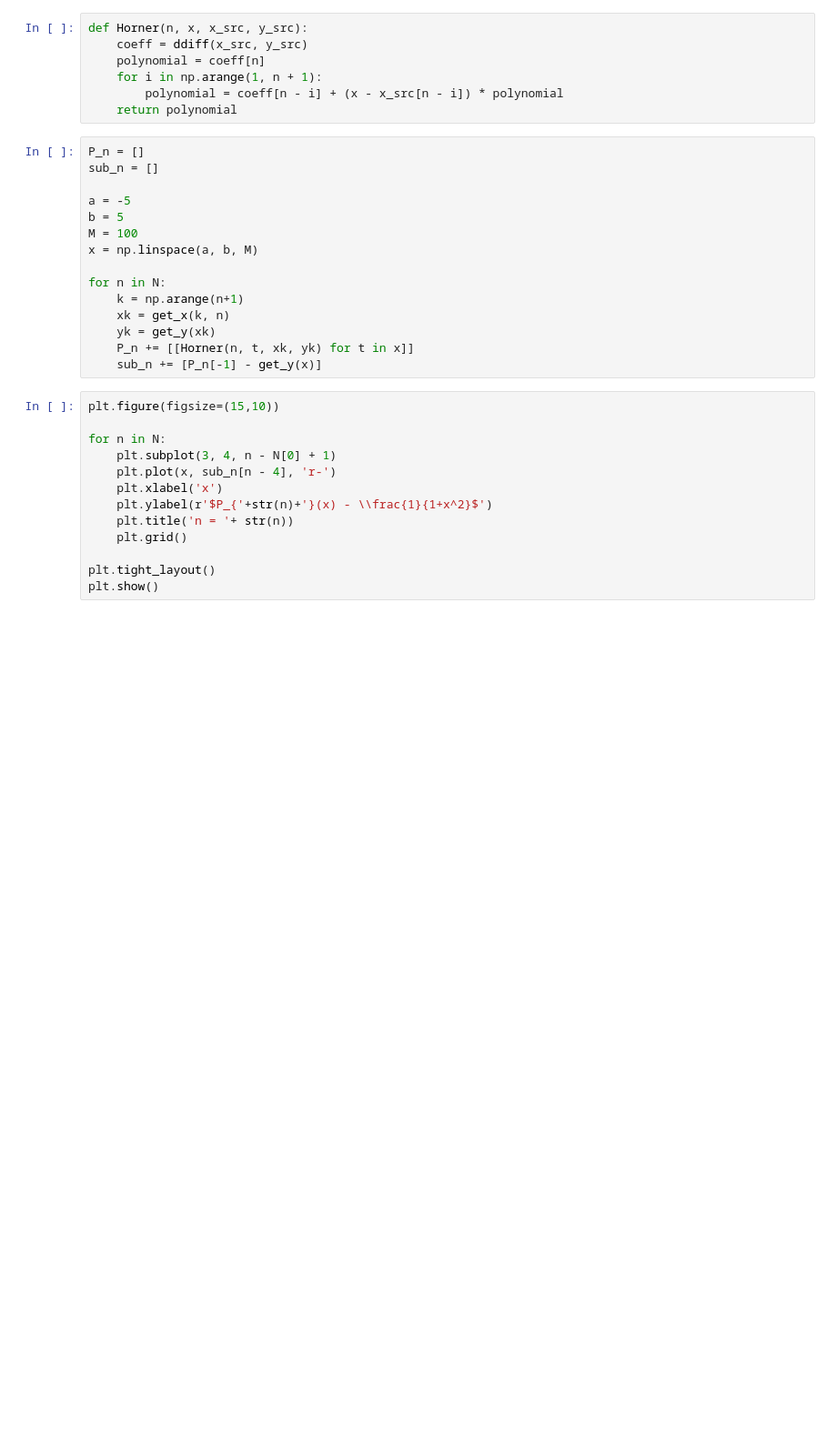
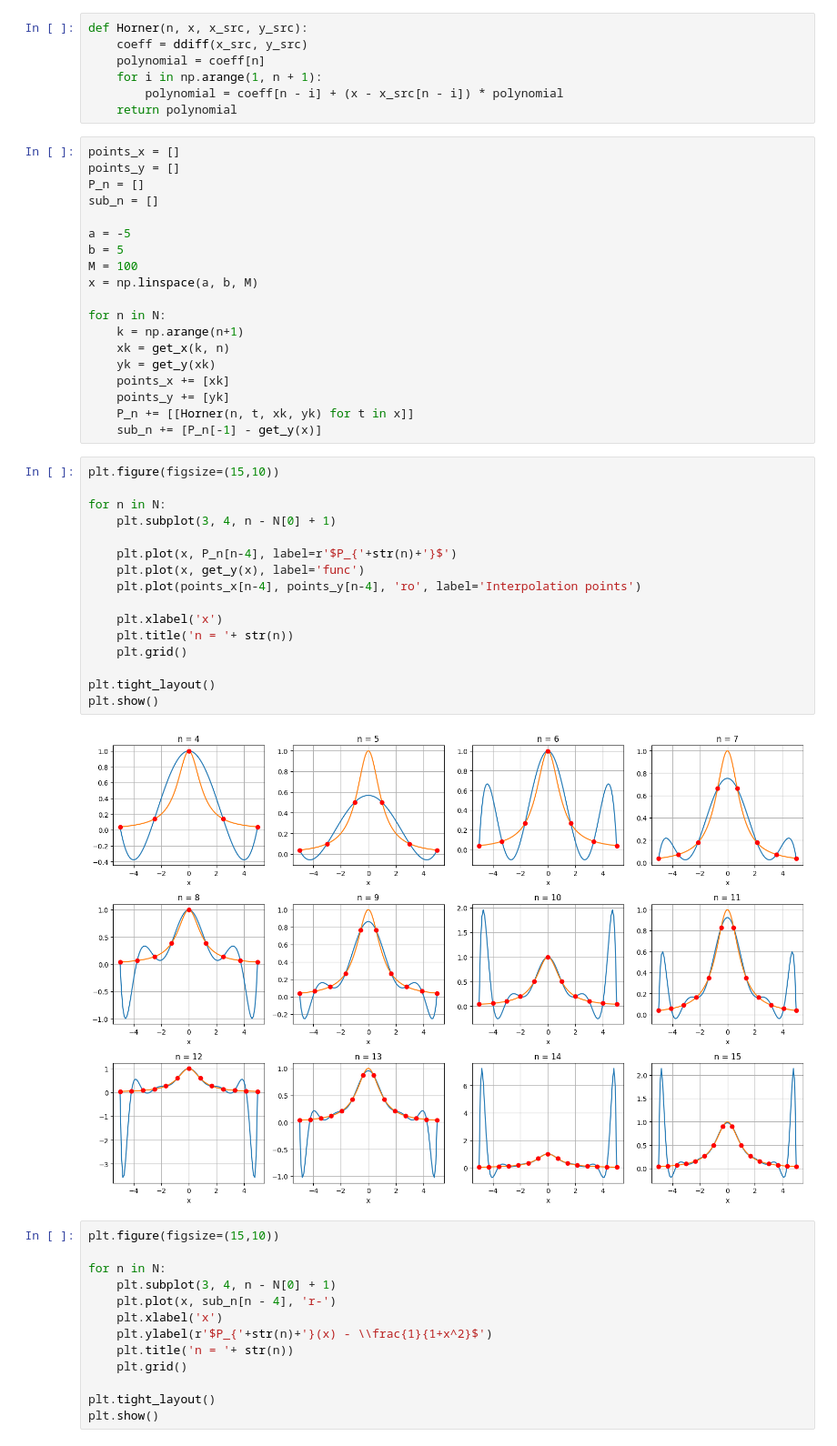
Before and after one commit to CuSynth/computational-physics, a Jupyter notebook: #5 Polynomial/solution.ipynb, the cells around one changed output. Shown at 91% size. Saved outputs shown, nothing was run; the diff lists cells and outputs as text; blank space fills up the shorter version.

Commit message:
interpolated plots are here

```diff
--- a/#5 Polynomial/solution.ipynb
+++ b/#5 Polynomial/solution.ipynb
@@ -35,6 +35,8 @@ def Horner(n, x, x_src, y_src):
         polynomial = coeff[n - i] + (x - x_src[n - i]) * polynomial
     return polynomial
 # %%
+points_x = []
+points_y = []
 P_n = []
 sub_n = []
 
@@ -47,8 +49,28 @@ for n in N:
     k = np.arange(n+1)
     xk = get_x(k, n)
     yk = get_y(xk)
+    points_x += [xk]
+    points_y += [yk]
     P_n += [[Horner(n, t, xk, yk) for t in x]]
     sub_n += [P_n[-1] - get_y(x)]
+# %%
+plt.figure(figsize=(15,10))
+
+for n in N:
+    plt.subplot(3, 4, n - N[0] + 1)
+
+    plt.plot(x, P_n[n-4], label=r'$P_{'+str(n)+'}$')
+    plt.plot(x, get_y(x), label='func')
+    plt.plot(points_x[n-4], points_y[n-4], 'ro', label='Interpolation points')
+
+    plt.xlabel('x')
+    plt.title('n = '+ str(n))
+    plt.grid()
+
+plt.tight_layout()
+plt.show()
+# %% [output]
+[figure, added]
 # %%
 plt.figure(figsize=(15,10))
 
```
Also changed, not shown: parts of 3 cells of this notebook.
